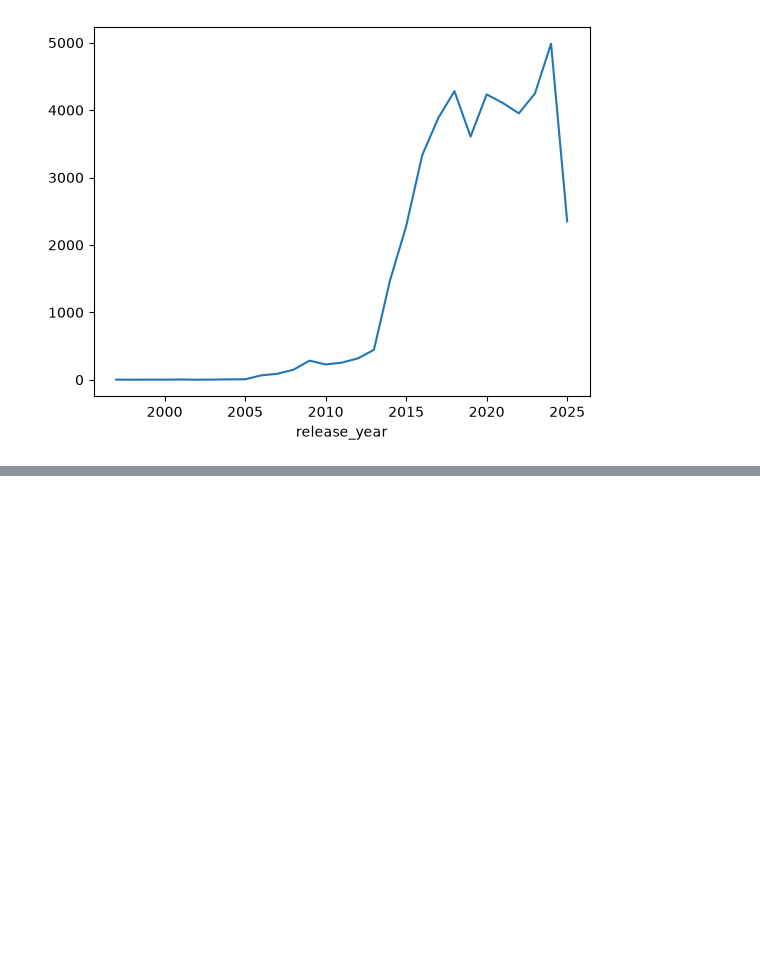
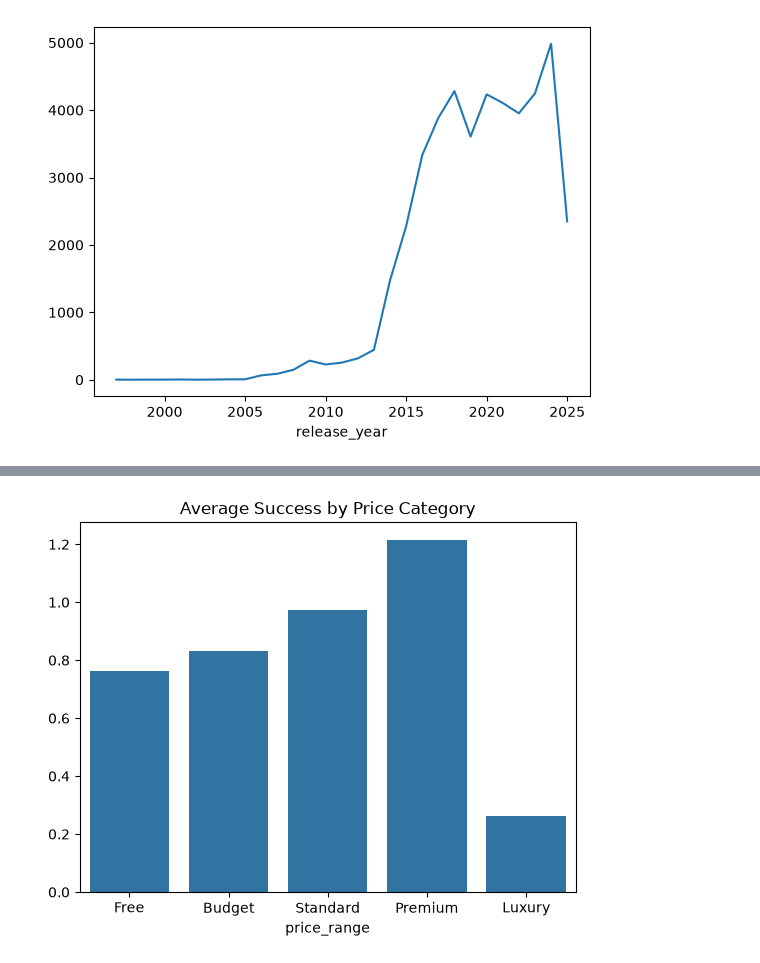
Before and after one commit to Yaksh04/steam-game-success-predictor, a Jupyter notebook: notebooks/02_eda.ipynb, the cells around one changed output, grey strips where cells are left out. Cells and saved outputs as stored; diff of their text form; code cells hidden in the pictures; blank space fills up the shorter version.

```diff
--- a/notebooks/02_eda.ipynb
+++ b/notebooks/02_eda.ipynb
@@ -143,0 +229,19 @@ plt.savefig(
+# %%
+# Price Sweet Spot Analysis
+
+df["price_range"] = pd.cut(
+    df["price"],
+    bins=[0, 1, 10, 30, 60, 1000],
+    labels=["Free", "Budget", "Standard", "Premium", "Luxury"],
+)
+
+price_success = df.groupby("price_range")["success_tier"].mean()
+
+sns.barplot(x=price_success.index, y=price_success.values)
+
+
+plt.title("Average Success by Price Category")
+
+plt.savefig("../reports/figures/Price_SweetSpot.png", bbox_inches="tight")
+# %% [output]
+[figure, added]
```
Also changed, not shown: parts of 20 cells of this notebook, 6 other files.
